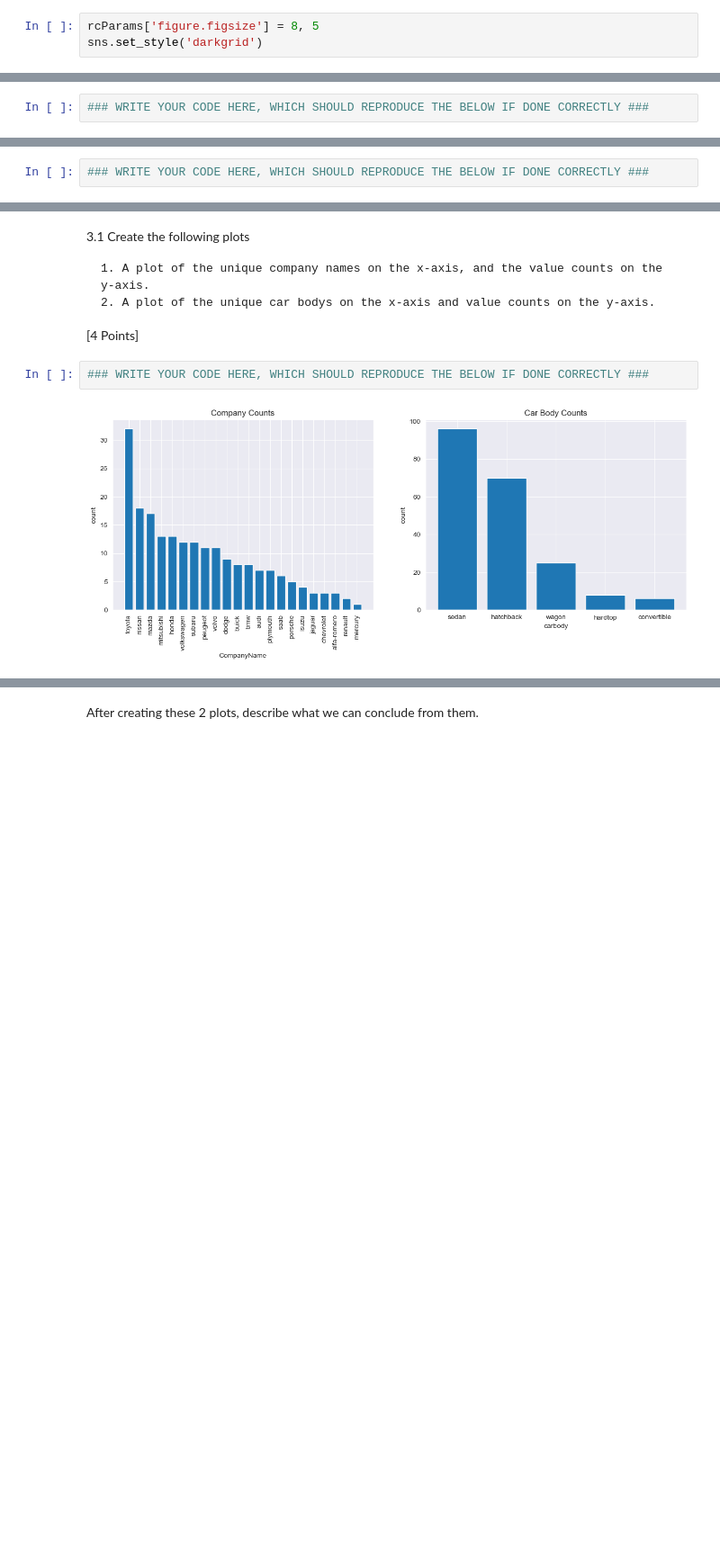
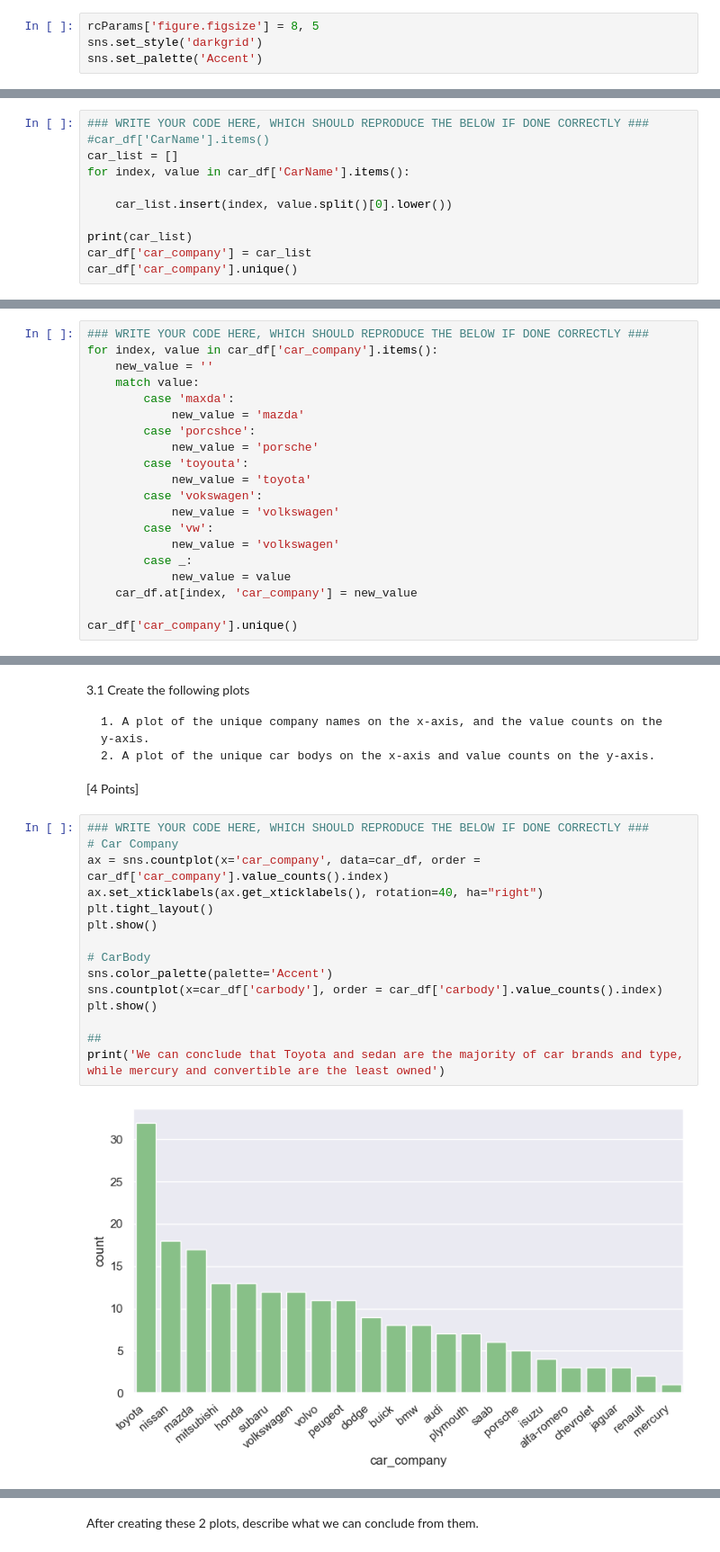
Before and after one commit to gordonnguyen/data-science-1, a Jupyter notebook: hw1/hw1.ipynb, the cells around one changed output, grey strips where cells are left out. Shown at 90% size. Saved outputs shown, nothing was run; the diff lists cells and outputs as text; blank space fills up the shorter version.

```diff
--- a/hw1/hw1.ipynb
+++ b/hw1/hw1.ipynb
@@ -61,6 +61,7 @@ from matplotlib import rcParams
 # %%
 rcParams['figure.figsize'] = 8, 5
 sns.set_style('darkgrid')
+sns.set_palette('Accent')
 # %% [markdown]
 1.1 Import the data using pandas and save into a variable named cars_df. Then display the first 5 rows.
 
@@ -135,4 +136,13 @@ Hint: Every carName value has the car company name placed in front of it, so you
 [3 Points]
 # %%
 ### WRITE YOUR CODE HERE, WHICH SHOULD REPRODUCE THE BELOW IF DONE CORRECTLY ###
+#car_df['CarName'].items()
+car_list = []
+for index, value in car_df['CarName'].items():
+
+    car_list.insert(index, value.split()[0].lower())
+
+print(car_list)
+car_df['car_company'] = car_list
+car_df['car_company'].unique()
 # %% [output]
@@ -147,4 +158,22 @@ The unique companies in our dataset are:
 [4 Points]
 # %%
 ### WRITE YOUR CODE HERE, WHICH SHOULD REPRODUCE THE BELOW IF DONE CORRECTLY ###
+for index, value in car_df['car_company'].items():
+    new_value = ''
+    match value:
+        case 'maxda':
+            new_value = 'mazda'
+        case 'porcshce':
+            new_value = 'porsche'
+        case 'toyouta':
+            new_value = 'toyota'
+        case 'vokswagen':
+            new_value = 'volkswagen'
+        case 'vw':
+            new_value = 'volkswagen'
+        case _:
+            new_value = value
+    car_df.at[index, 'car_company'] = new_value
+
+car_df['car_company'].unique()
 # %% [output]
@@ -178,5 +207,18 @@ The unique companies in our dataset are:
 [4 Points]
 # %%
 ### WRITE YOUR CODE HERE, WHICH SHOULD REPRODUCE THE BELOW IF DONE CORRECTLY ###
+# Car Company
+ax = sns.countplot(x='car_company', data=car_df, order = car_df['car_company'].value_counts().index)
+ax.set_xticklabels(ax.get_xticklabels(), rotation=40, ha="right")
+plt.tight_layout()
+plt.show()
+
+# CarBody
+sns.color_palette(palette='Accent')
+sns.countplot(x=car_df['carbody'], order = car_df['carbody'].value_counts().index)
+plt.show()
+
+##
+print('We can conclude that Toyota and sedan are the majority of car brands and type, while mercury and convertible are the least owned')
 # %% [output]
-[figure, old version]
+[figure, new version]
```
Also changed, not shown: parts of 21 cells of this notebook, 7 other files.
